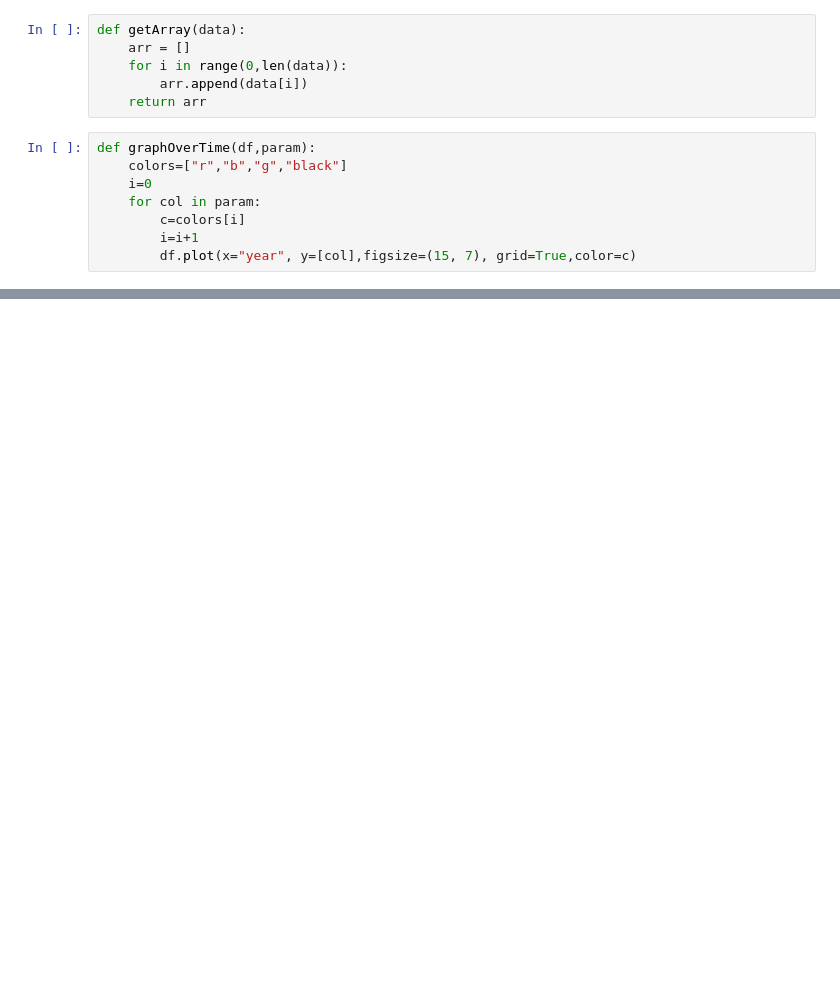
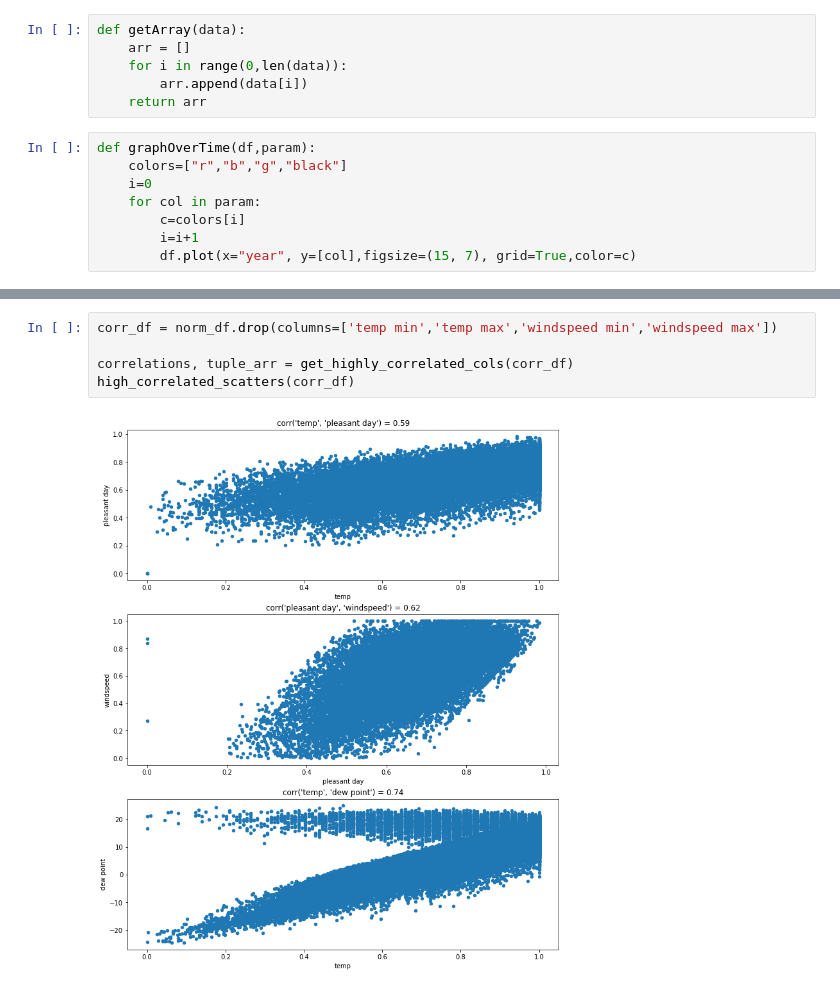
Before and after one commit to GalDear/Data-science-Weather, a Jupyter notebook: main.ipynb, the cells around one changed output, grey strips where cells are left out. Drawn from its saved outputs; the diff is of its cells as text; blank space fills up the shorter version.

```diff
--- a/main.ipynb
+++ b/main.ipynb
@@ -238,0 +341,7 @@ high_correlated_scatters(norm_df)
+# %%
+corr_df = norm_df.drop(columns=['temp min','temp max','windspeed min','windspeed max'])
+
+correlations, tuple_arr = get_highly_correlated_cols(corr_df)
+high_correlated_scatters(corr_df)
+# %% [output]
+[figure, added]
```
Also changed, not shown: parts of 21 cells of this notebook.
